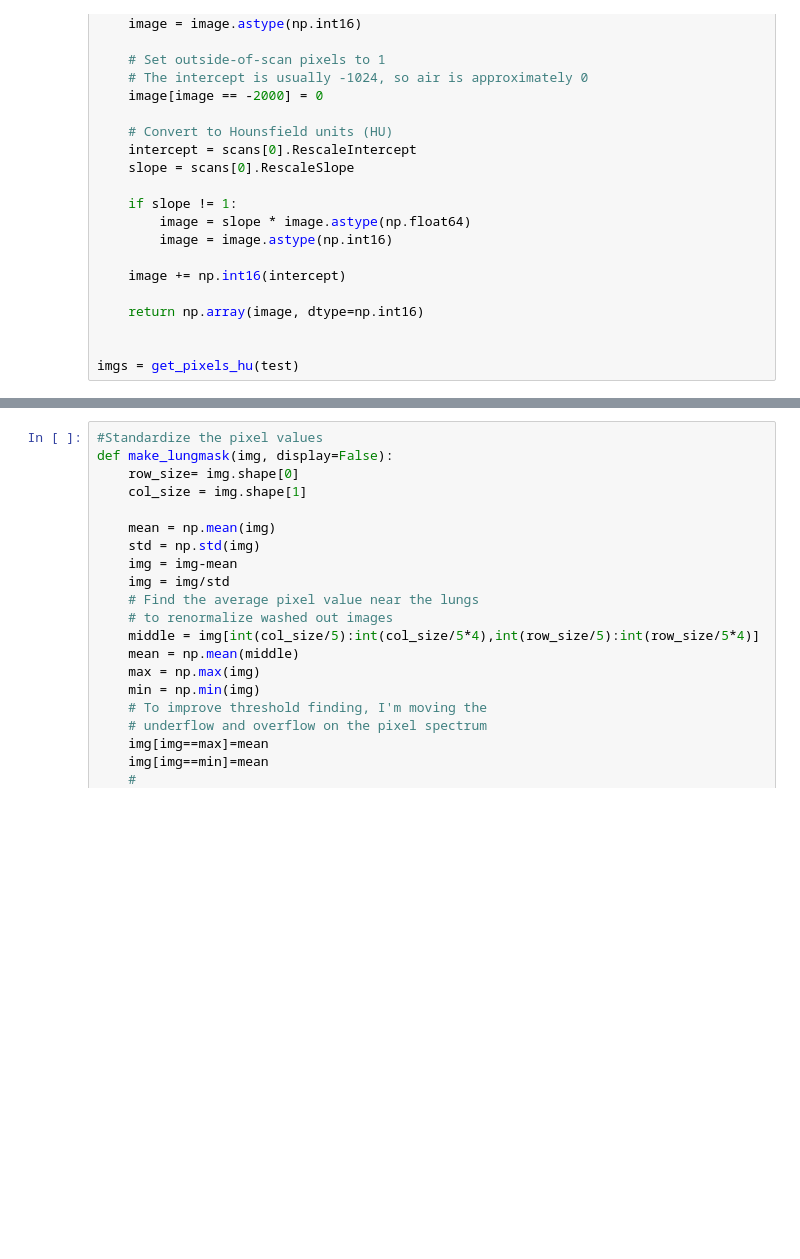
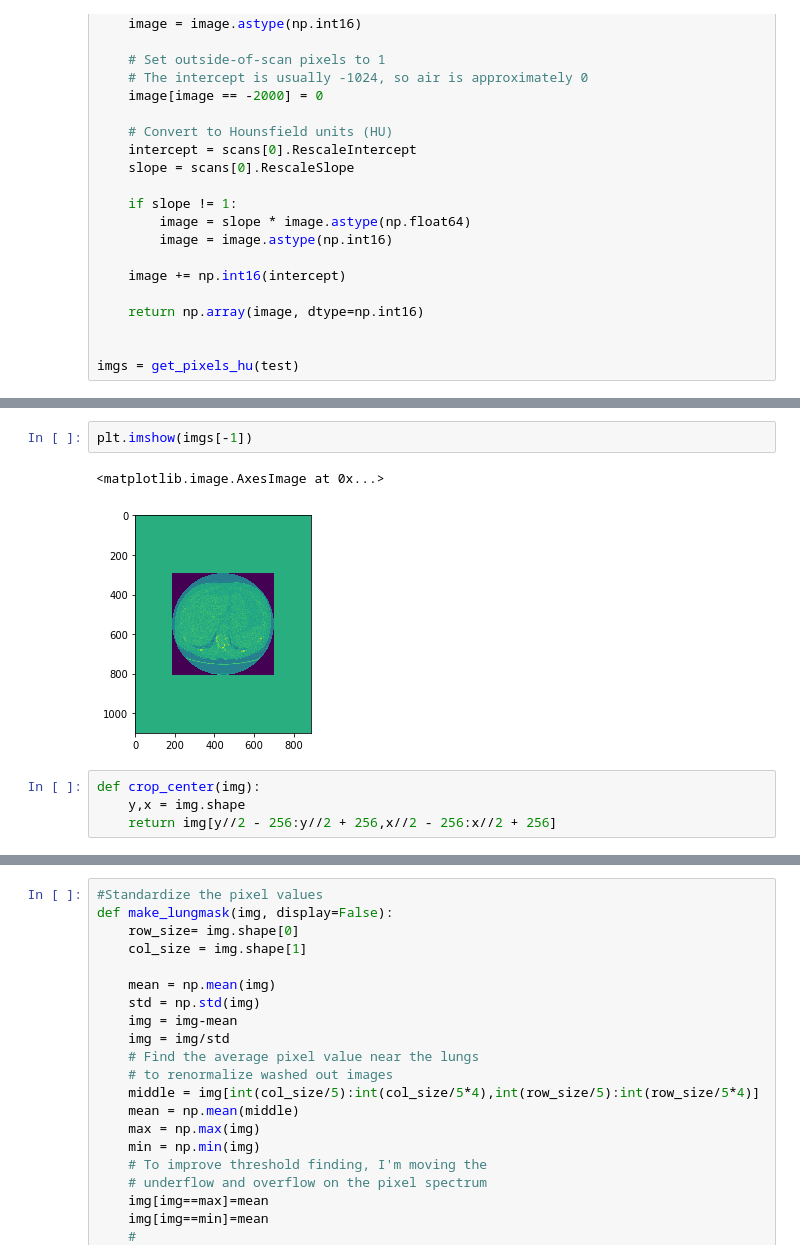
Before and after one commit to EdMDias/OSIC_kaggle_project, a Jupyter notebook: largest_slice_of_lung.ipynb, the cells around one changed output, grey strips where cells are left out. Cells and saved outputs as stored; diff of their text form; blank space fills up the shorter version.

```diff
--- a/largest_slice_of_lung.ipynb
+++ b/largest_slice_of_lung.ipynb
@@ -78,0 +83,9 @@ plt.show()
+# %%
+plt.imshow(imgs[-1])
+# %% [output]
+<matplotlib.image.AxesImage at 0x...>
+[figure, added]
+# %%
+def crop_center(img):
+    y,x = img.shape
+    return img[y//2 - 256:y//2 + 256,x//2 - 256:x//2 + 256]
```
Also changed, not shown: parts of 33 cells of this notebook, 1 other file.
